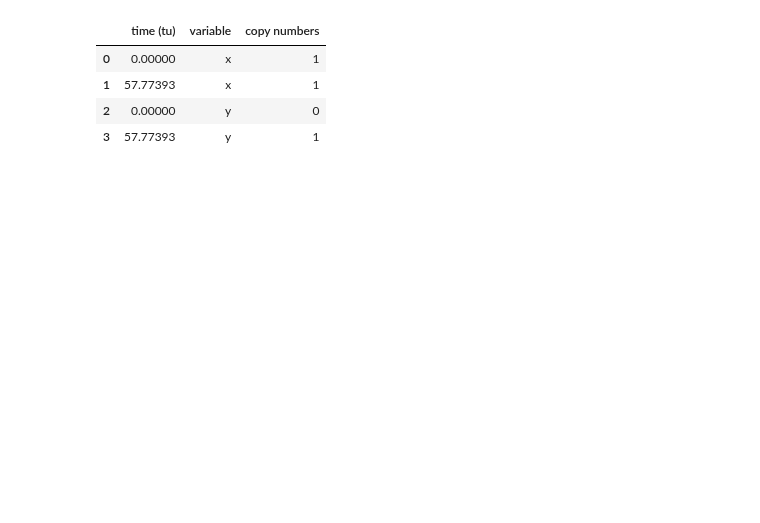
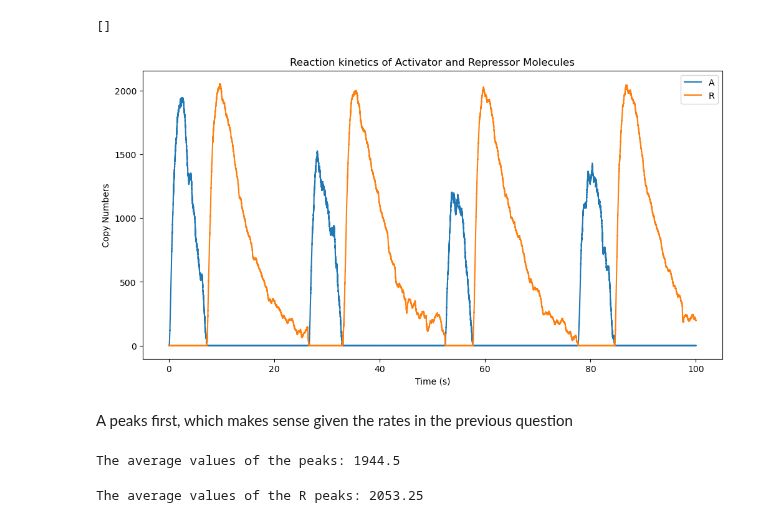
Before and after one commit to JooshK/ModelingTheLivingCell, a Jupyter notebook: scripts/PS7/main.ipynb, the cells around one changed output. Drawn from its saved outputs; the diff is of its cells as text; code cells hidden in the pictures; blank space fills up the shorter version.

```diff
--- a/scripts/PS7/main.ipynb
+++ b/scripts/PS7/main.ipynb
@@ -71,17 +28,39 @@ simulation = Gillespie(initial_state, reaction_matrix, propensity_functions, max
-# %%
-df_stochastic_simulation = pd.DataFrame()
-x, y, t = simulation.run()
-
-df_stochastic_simulation["x"] = x
-df_stochastic_simulation["y"] = y
-df_stochastic_simulation["time (tu)"] = t
-
-df_stochastic_simulation = df_stochastic_simulation.melt(id_vars=["time (tu)"], var_name='variable',
-                                                         value_name='copy numbers')
-df_stochastic_simulation.head()
-# %% [output]
-|  | time (tu) | variable | copy numbers |
-| 0 | 0.00000 | x | 1 |
-| 1 | 57.77393 | x | 1 |
-| 2 | 0.00000 | y | 0 |
-| 3 | 57.77393 | y | 1 |
+# %%
+pm = ReactionParameters()
+states, times =  run(max_time=100, pm=pm)
+states = np.array(states)
+# %%
+# order -  geneA, mRNA_A, A, geneA_bound, geneR, mRNA_R, geneR_bound, R, C
+A = states[:, 2]
+R = states[:, 7]
+
+plt.figure(figsize=[12,6])
+plt.plot(times, A, label="A")
+plt.plot(times, R, label="R")
+plt.title("Reaction kinetics of Activator and Repressor Molecules")
+plt.xlabel("Time (s)")
+plt.ylabel("Copy Numbers")
+plt.legend()
+plt.savefig("../../data/vilar_kinetics.png")
+plt.plot()
+# %% [output]
+[]
+[figure, added]
+# %% [markdown]
+A peaks first, which makes sense given the rates in the previous question
+# %%
+y = states[:, 2].copy()
+y = np.sort(y)
+y = y[::-1]
+y = np.average(y[0:4])
+print('The average values of the A peaks:', y)
+# %% [output]
+The average values of the peaks: 1944.5
+# %%
+y = states[:, 7].copy()
+y = np.sort(y)
+y = y[::-1]
+y = np.average(y[0:4])
+print('The average values of the R peaks:', y)
+# %% [output]
+The average values of the R peaks: 2053.25
```
Also changed, not shown: parts of 6 cells of this notebook, 3 other files.
